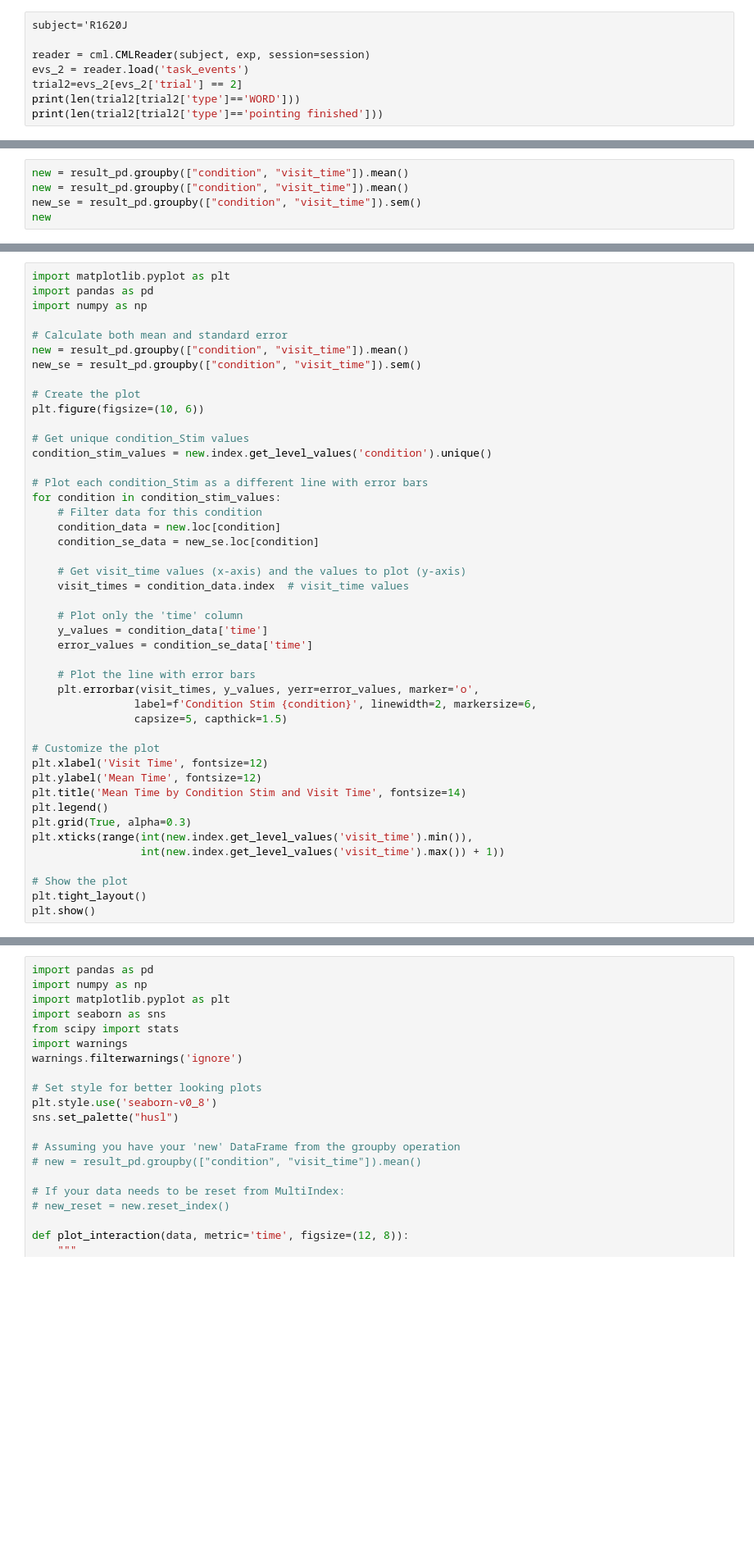
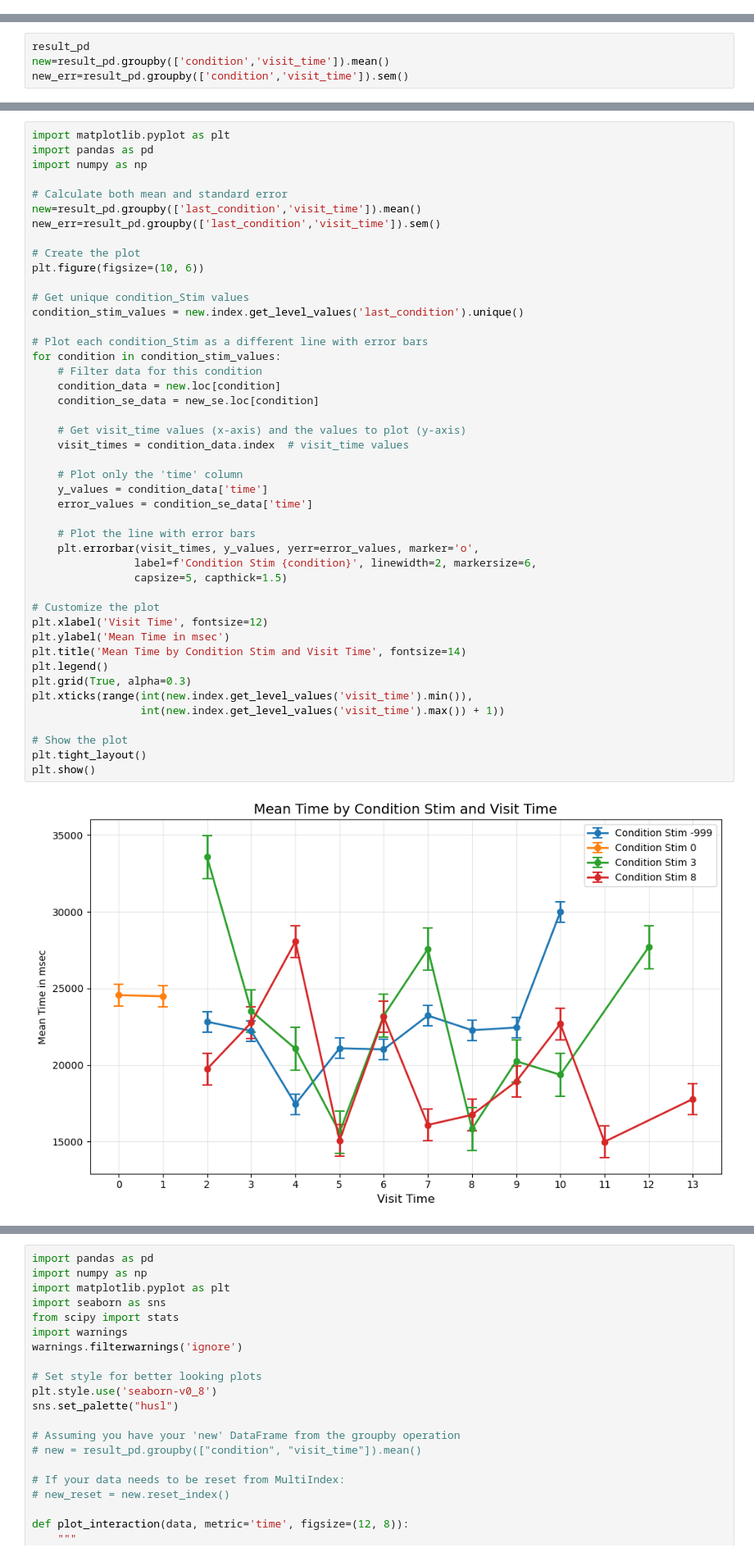
Before and after one commit to caoruoyi/Courier, a Jupyter notebook: NegationTime_new.ipynb, the cells around one changed output, grey strips where cells are left out. Shown at 82% size. Cells and saved outputs as stored; diff of their text form; blank space fills up the shorter version.

```diff
--- a/NegationTime_new.ipynb
+++ b/NegationTime_new.ipynb
@@ -293,8 +141,0 @@ result_pd[(result_pd['subject']=='R1620J')&( result_pd['session']==3)&( result_p
-# %%
-subject='R1620J
-
-reader = cml.CMLReader(subject, exp, session=session)
-evs_2 = reader.load('task_events')
-trial2=evs_2[evs_2['trial'] == 2]
-print(len(trial2[trial2['type']=='WORD']))
-print(len(trial2[trial2['type']=='pointing finished']))
@@ -349,6 +345,5 @@ new_words.iloc[i]['mstime']
 # %%
-new = result_pd.groupby(["condition", "visit_time"]).mean()
-new = result_pd.groupby(["condition", "visit_time"]).mean()
-new_se = result_pd.groupby(["condition", "visit_time"]).sem()
-new
+result_pd
+new=result_pd.groupby(['condition','visit_time']).mean()
+new_err=result_pd.groupby(['condition','visit_time']).sem()
 # %%
@@ -390,43 +399,45 @@ import pandas as pd
 import numpy as np
 
 # Calculate both mean and standard error
-new = result_pd.groupby(["condition", "visit_time"]).mean()
-new_se = result_pd.groupby(["condition", "visit_time"]).sem()
+new=result_pd.groupby(['last_condition','visit_time']).mean()
+new_err=result_pd.groupby(['last_condition','visit_time']).sem()
 
 # Create the plot
 plt.figure(figsize=(10, 6))
 
 # Get unique condition_Stim values
-condition_stim_values = new.index.get_level_values('condition').unique()
+condition_stim_values = new.index.get_level_values('last_condition').unique()
 
 # Plot each condition_Stim as a different line with error bars
 for condition in condition_stim_values:
     # Filter data for this condition
     condition_data = new.loc[condition]
     condition_se_data = new_se.loc[condition]
 
     # Get visit_time values (x-axis) and the values to plot (y-axis)
     visit_times = condition_data.index  # visit_time values
 
     # Plot only the 'time' column
     y_values = condition_data['time']
     error_values = condition_se_data['time']
 
     # Plot the line with error bars
     plt.errorbar(visit_times, y_values, yerr=error_values, marker='o',
                 label=f'Condition Stim {condition}', linewidth=2, markersize=6,
                 capsize=5, capthick=1.5)
 
 # Customize the plot
 plt.xlabel('Visit Time', fontsize=12)
-plt.ylabel('Mean Time', fontsize=12)
+plt.ylabel('Mean Time in msec')
 plt.title('Mean Time by Condition Stim and Visit Time', fontsize=14)
 plt.legend()
 plt.grid(True, alpha=0.3)
 plt.xticks(range(int(new.index.get_level_values('visit_time').min()),
                  int(new.index.get_level_values('visit_time').max()) + 1))
 
 # Show the plot
 plt.tight_layout()
 plt.show()
+# %% [output]
+[figure, added]
 # %%
```
Also changed, not shown: parts of 17 cells of this notebook.
